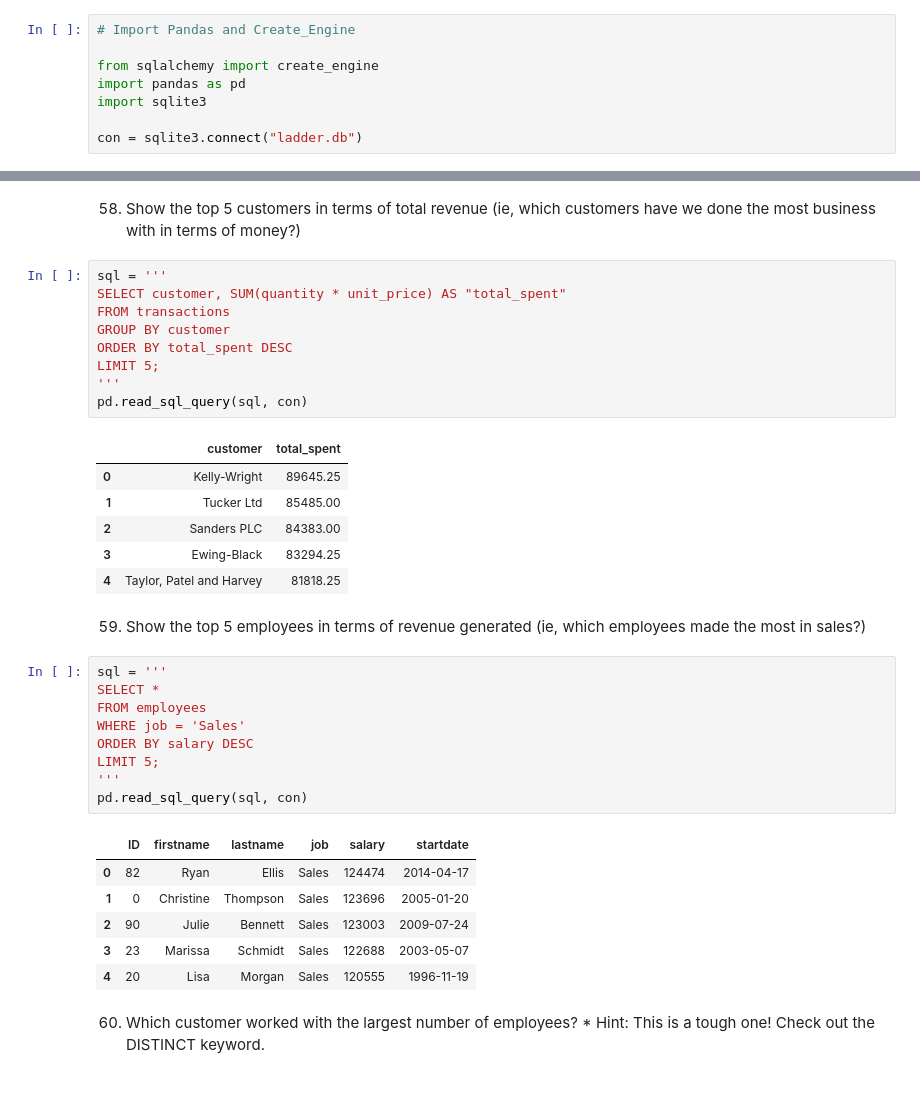
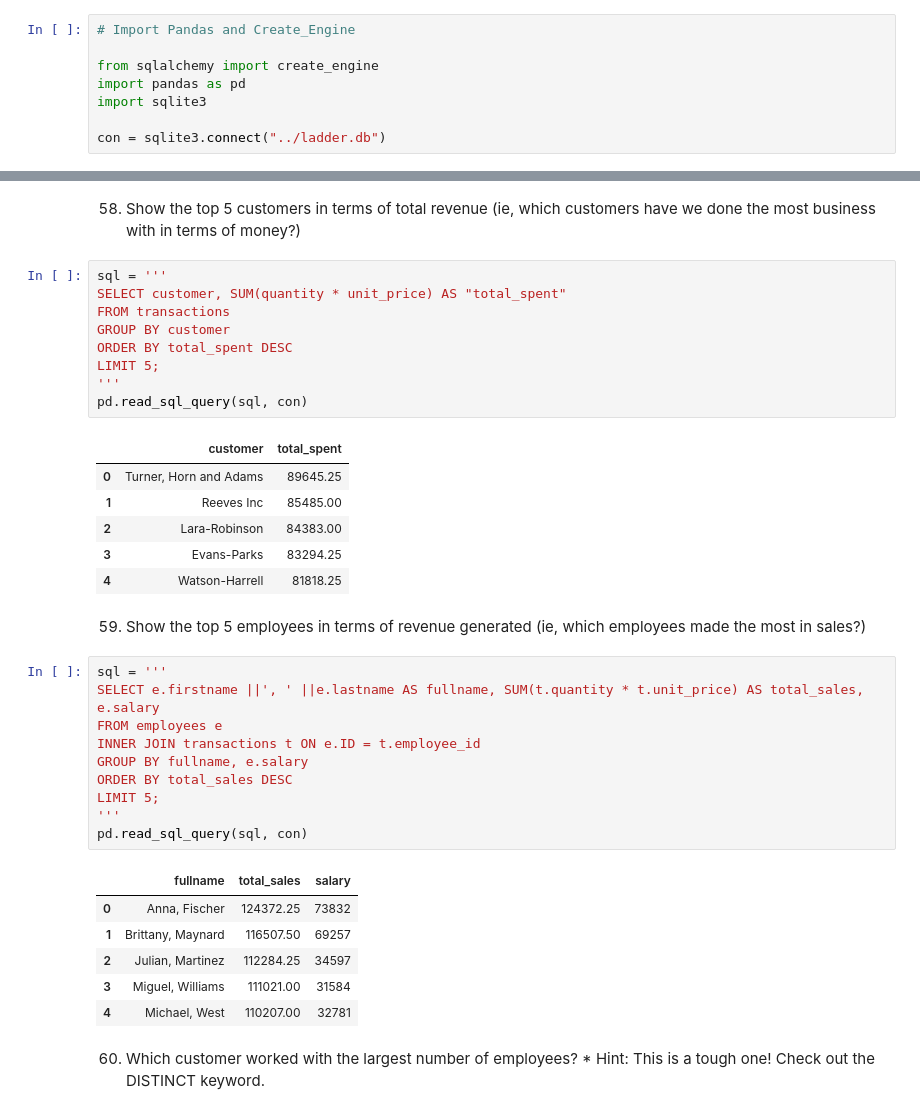
Before and after one commit to iamkkdev/sqlladder, a Jupyter notebook: code/Summary_Statistics.ipynb, the cells around one changed output, grey strips where cells are left out. Cells and saved outputs as stored; diff of their text form.

```diff
--- a/Summary_Statistics.ipynb
+++ b/code/Summary_Statistics.ipynb
@@ -52,7 +52,7 @@ from sqlalchemy import create_engine
 import pandas as pd
 import sqlite3
 
-con = sqlite3.connect("ladder.db")
+con = sqlite3.connect("../ladder.db")
 # %% [markdown]
 32) How many rows are in the pets
 # %%
@@ -453,29 +454,30 @@ LIMIT 5;
 pd.read_sql_query(sql, con)
 # %% [output]
 |  | customer | total_spent |
-| 0 | Kelly-Wright | 89645.25 |
-| 1 | Tucker Ltd | 85485.00 |
-| 2 | Sanders PLC | 84383.00 |
-| 3 | Ewing-Black | 83294.25 |
-| 4 | Taylor, Patel and Harvey | 81818.25 |
+| 0 | Turner, Horn and Adams | 89645.25 |
+| 1 | Reeves Inc | 85485.00 |
+| 2 | Lara-Robinson | 84383.00 |
+| 3 | Evans-Parks | 83294.25 |
+| 4 | Watson-Harrell | 81818.25 |
 # %% [markdown]
 59) Show the top 5 employees in terms of revenue generated (ie, which employees made the most in sales?)
 # %%
 sql = '''
-SELECT *
-FROM employees
-WHERE job = 'Sales'
-ORDER BY salary DESC
+SELECT e.firstname ||', ' ||e.lastname AS fullname, SUM(t.quantity * t.unit_price) AS total_sales, e.salary
+FROM employees e
+INNER JOIN transactions t ON e.ID = t.employee_id
+GROUP BY fullname, e.salary
+ORDER BY total_sales DESC
 LIMIT 5;
 '''
 pd.read_sql_query(sql, con)
 # %% [output]
-|  | ID | firstname | lastname | job | salary | startdate |
-| 0 | 82 | Ryan | Ellis | Sales | 124474 | 2014-04-17 |
-| 1 | 0 | Christine | Thompson | Sales | 123696 | 2005-01-20 |
-| 2 | 90 | Julie | Bennett | Sales | 123003 | 2009-07-24 |
-| 3 | 23 | Marissa | Schmidt | Sales | 122688 | 2003-05-07 |
-| 4 | 20 | Lisa | Morgan | Sales | 120555 | 1996-11-19 |
+|  | fullname | total_sales | salary |
+| 0 | Anna, Fischer | 124372.25 | 73832 |
+| 1 | Brittany, Maynard | 116507.50 | 69257 |
+| 2 | Julian, Martinez | 112284.25 | 34597 |
+| 3 | Miguel, Williams | 111021.00 | 31584 |
+| 4 | Michael, West | 110207.00 | 32781 |
 # %% [markdown]
 60) Which customer worked with the largest number of employees? * Hint: This is a tough one! Check out the DISTINCT keyword.
 # %%
```
Also changed, not shown: parts of 10 cells of this notebook, 5 other files.
